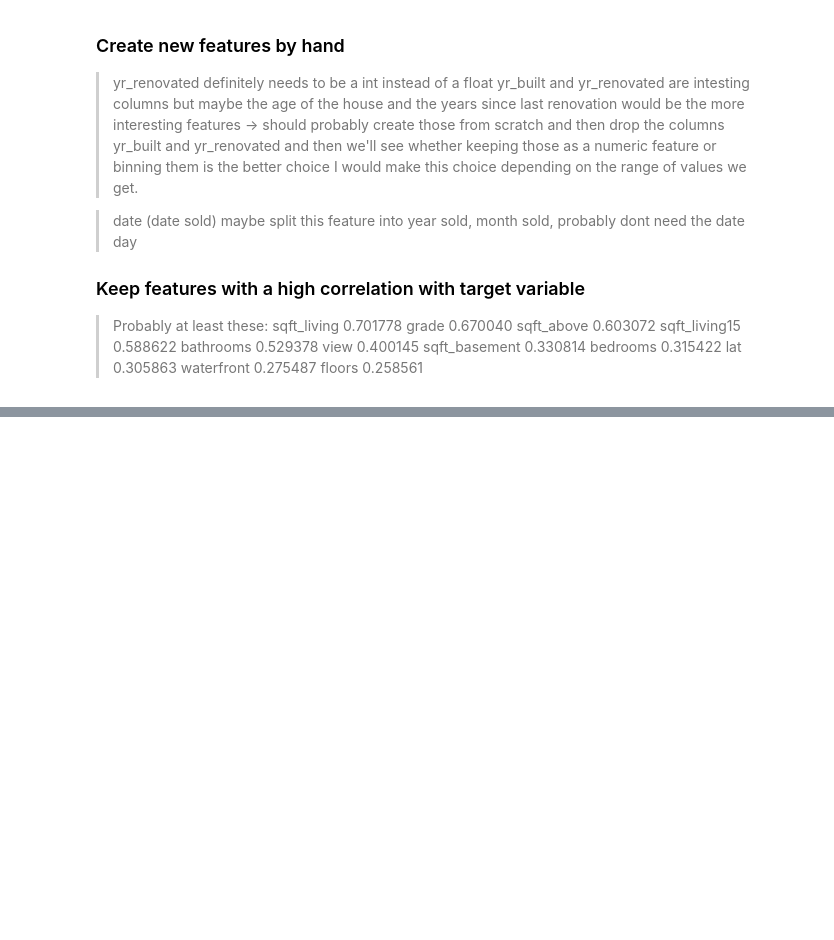
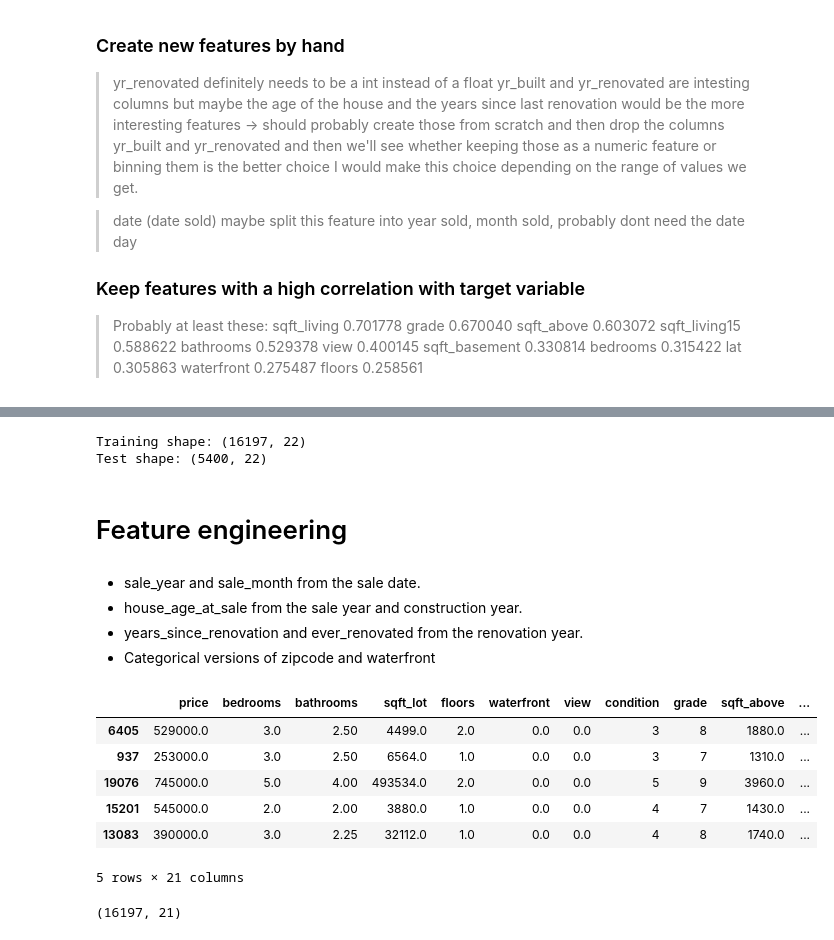
Before and after one commit to EvaMerk/amle-project-king-county, a Jupyter notebook: 02_king_county_project.ipynb, the cells around one changed output, grey strips where cells are left out. Drawn from its saved outputs; the diff is of its cells as text; code cells hidden in the pictures; blank space fills up the shorter version.

```diff
--- a/02_king_county_project.ipynb
+++ b/02_king_county_project.ipynb
@@ -158,0 +169,80 @@ X_train.shape, X_test.shape, y_train.shape, y_test.shape
+# %%
+df_train, df_test = train_test_split(
+	df,
+	test_size=0.25,
+	random_state=42
+)
+
+print("Training shape:", df_train.shape)
+print("Test shape:", df_test.shape)
+# %% [output]
+Training shape: (16197, 22)
+Test shape: (5400, 22)
+# %% [markdown]
+# Feature engineering
+# %% [markdown]
+- sale_year and sale_month from the sale date.
+- house_age_at_sale from the sale year and construction year.
+- years_since_renovation and ever_renovated from the renovation year.
+- Categorical versions of zipcode and waterfront
+# %%
+def engineer_features(frame):
+	out = frame.copy()
+
+	# Extract information from the sale date
+	dates = pd.to_datetime(out["date"], errors="coerce")
+	out["sale_year"] = dates.dt.year
+	out["sale_month"] = dates.dt.month
+	out = out.drop(columns=["date"])
+
+	# Age of the house at the time of sale
+	out["house_age_at_sale"] = (
+		out["sale_year"] - out["yr_built"]
+	)
+
+	# Renovation features: 0 means never renovated
+	renovated = out["yr_renovated"].where(
+		out["yr_renovated"] > 0, np.nan
+	)
+
+	out["ever_renovated"] = renovated.notna().astype(int)
+
+	out["years_since_renovation"] = (
+		out["sale_year"] - renovated
+	)
+
+	# Remove original year features and redundant living area
+	out = out.drop(
+		columns=[
+			"yr_built",
+			"yr_renovated",
+			"sqft_living",
+			"id",
+			"house_id"
+		],
+		errors="ignore"
+	)
+
+	# ZIP codes are categories, not continuous measurements
+	if "zipcode" in out.columns:
+		out["zipcode"] = out["zipcode"].astype(object)
+
+	if "waterfront" in out.columns:
+		out["waterfront"] = out["waterfront"].astype(object)
+
+	return out
+
+# Transform training data only for now
+train_fe = engineer_features(df_train)
+
+display(train_fe.head())
+print(train_fe.shape)
+# %% [output]
+|  | price | bedrooms | bathrooms | sqft_lot | floors | waterfront | view | condition | grade | sqft_above | ... |
+| 6405 | 529000.0 | 3.0 | 2.50 | 4499.0 | 2.0 | 0.0 | 0.0 | 3 | 8 | 1880.0 | ... |
+| 937 | 253000.0 | 3.0 | 2.50 | 6564.0 | 1.0 | 0.0 | 0.0 | 3 | 7 | 1310.0 | ... |
+| 19076 | 745000.0 | 5.0 | 4.00 | 493534.0 | 2.0 | 0.0 | 0.0 | 5 | 9 | 3960.0 | ... |
+| 15201 | 545000.0 | 2.0 | 2.00 | 3880.0 | 1.0 | 0.0 | 0.0 | 4 | 7 | 1430.0 | ... |
+| 13083 | 390000.0 | 3.0 | 2.25 | 32112.0 | 1.0 | 0.0 | 0.0 | 4 | 8 | 1740.0 | ... |
+5 rows × 21 columns
+(16197, 21)
```
Also changed, not shown: parts of 35 cells of this notebook.
